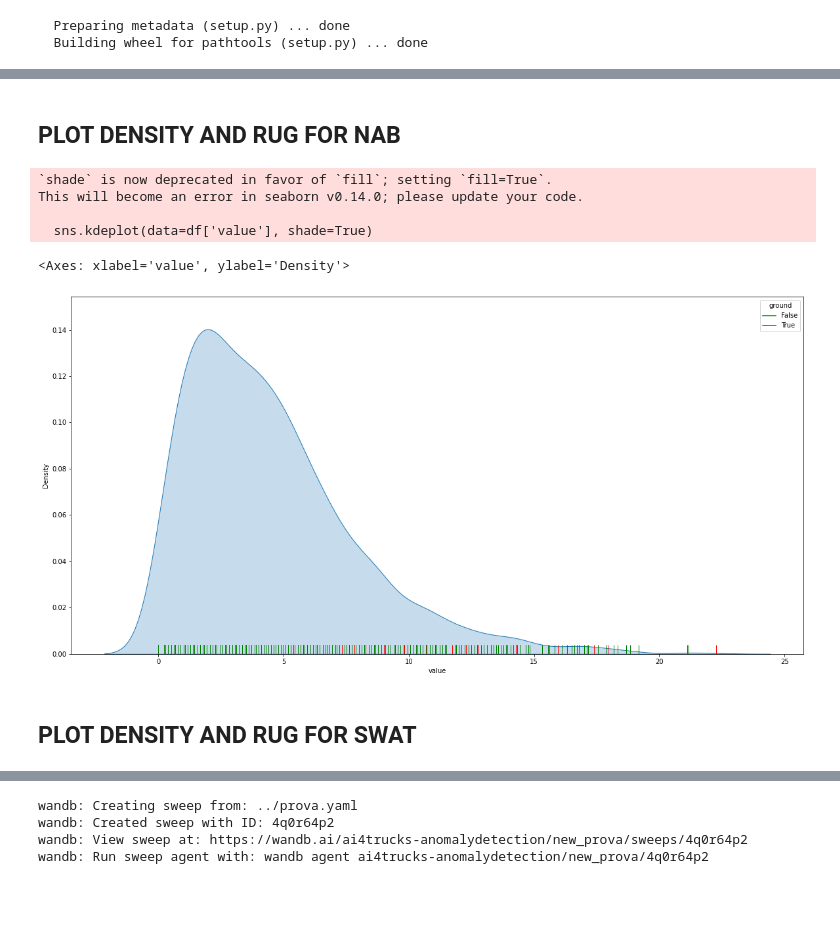
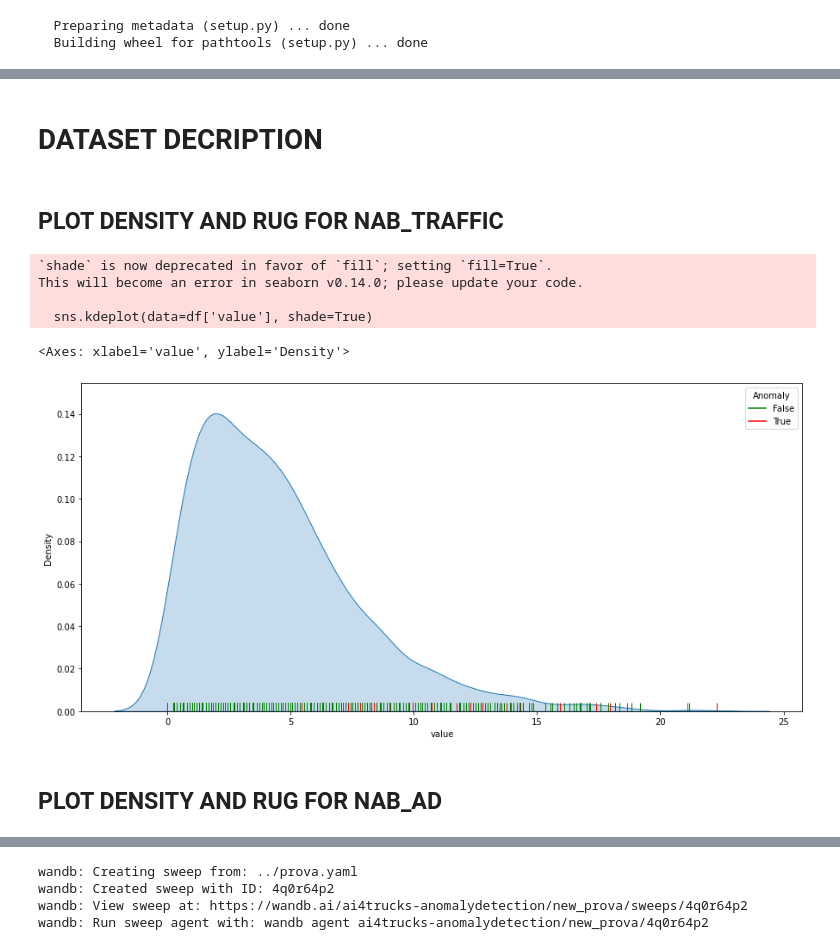
Before and after one commit to antonioalbanese/Time-Series-Anomaly-Detection-An-experimental-survey, a Jupyter notebook: Experiment.ipynb, the cells around one changed output, grey strips where cells are left out. Drawn from its saved outputs; the diff is of its cells as text; code cells hidden in the pictures; blank space fills up the shorter version.

```diff
--- a/Experiment.ipynb
+++ b/Experiment.ipynb
@@ -55,41 +55,41 @@ data/SWAT/SWaT_Dataset_Normal_v1.csv
 [==================================================] 163.77MB/163.77MB
 data/SWAT/SWaT_Dataset_Attack_v0.csv
 [==================================================] 127.27MB/127.27MB
+# %% [markdown]
+# DATASET DECRIPTION
 # %% [markdown]
-## PLOT DENSITY AND RUG FOR NAB
+## PLOT DENSITY AND RUG FOR NAB_TRAFFIC
 # %%
 import json
 import pandas as pd
 import matplotlib.pyplot as plt
 import seaborn as sns
 with open("./NAB/combined_windows.json") as FI:
   j_label = json.load(FI)
 
-window_size = 100
-step = 100
 data_path = "realTraffic/occupancy_6005.csv"
 key = data_path
 windows = j_label[key]
 df = pd.read_csv("./NAB/" + data_path)
 df['timestamp'] = pd.to_datetime(df['timestamp'])
 ground_truth = np.zeros(len(df), dtype=bool)
 for w in windows:
   start = pd.to_datetime(w[0])
   end = pd.to_datetime(w[1])
   for idx in df.index:
     if df.loc[idx, 'timestamp'] >= start and df.loc[idx, 'timestamp'] <= end:
       ground_truth[idx] = True
-df['ground'] = ground_truth
+df['Anomaly'] = ground_truth
 
-fig = plt.figure(figsize=(20,10))
+fig = plt.figure(figsize=(15,7))
 sns.kdeplot(data=df['value'], shade=True)
-sns.rugplot(data=df, x='value', hue='ground', palette=['green','red'])
+sns.rugplot(data=df, x='value', hue='Anomaly', palette=['green','red'])
 # %% [output]
 `shade` is now deprecated in favor of `fill`; setting `fill=True`.
 This will become an error in seaborn v0.14.0; please update your code.
 
   sns.kdeplot(data=df['value'], shade=True)
 <Axes: xlabel='value', ylabel='Density'>
-[figure, old version]
+[figure, new version]
 # %% [markdown]
-## PLOT DENSITY AND RUG FOR SWAT
+## PLOT DENSITY AND RUG FOR NAB_AD
```
Also changed, not shown: parts of 22 cells of this notebook.
